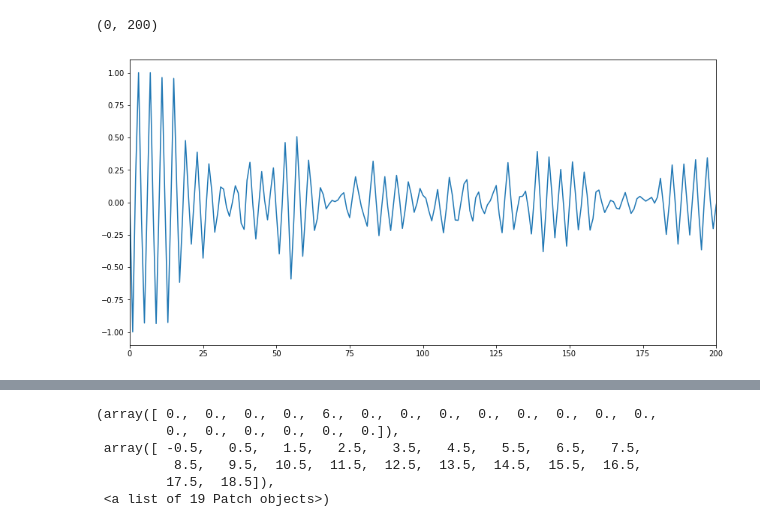
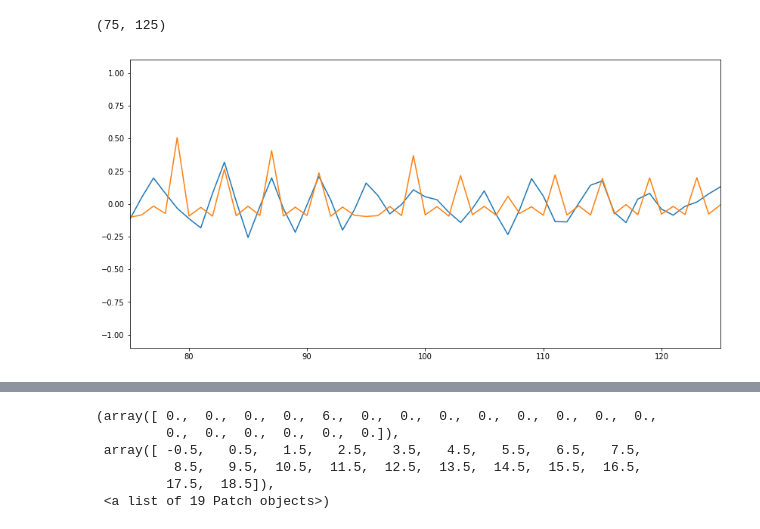
Before and after one commit to SINTEF-9012/thingml-diversifier, a Jupyter notebook: src/main/python/autocorr.ipynb, the cells around one changed output, grey strips where cells are left out. Drawn from its saved outputs; the diff is of its cells as text; code cells hidden in the pictures.

```diff
--- a/src/main/python/autocorr.ipynb
+++ b/src/main/python/autocorr.ipynb
@@ -55,7 +93,18 @@ for i in range(0,2*N-1):
-# %%
-plt.figure(5, figsize=(14,7))
-plt.plot(cors)
-plt.xlim(0,200)
-# %% [output]
-(0, 200)
-[figure, removed]
+# %%
+#Not sure what we can see here that we cannot see in the firt FFT...
+#The shift of 3 messages in the non-diversified version is shown by the peak at 1/3Hz in the FFT
+#If we want to correlate something, I guess we should look at two (or n) different diversified implementations
+#and see if we can learn something more than with just one.
+plt.figure(5, figsize=(14,7))
+cors0_1 = list(compute_corr(ids0_1))
+cors4_5 = list(compute_corr(ids4_5))
+cors4_6 = list(compute_corr(ids4_6))
+cors4_1 = list(compute_corr(ids4_1))
+#plt.plot(cors0_1)
+plt.plot(cors4_5)
+plt.plot(cors4_6)
+#plt.plot(cors4_1)
+plt.xlim(75,125)
+# %% [output]
+(75, 125)
+[figure, added]
```
Also changed, not shown: parts of 9 cells of this notebook, 4 other files.
